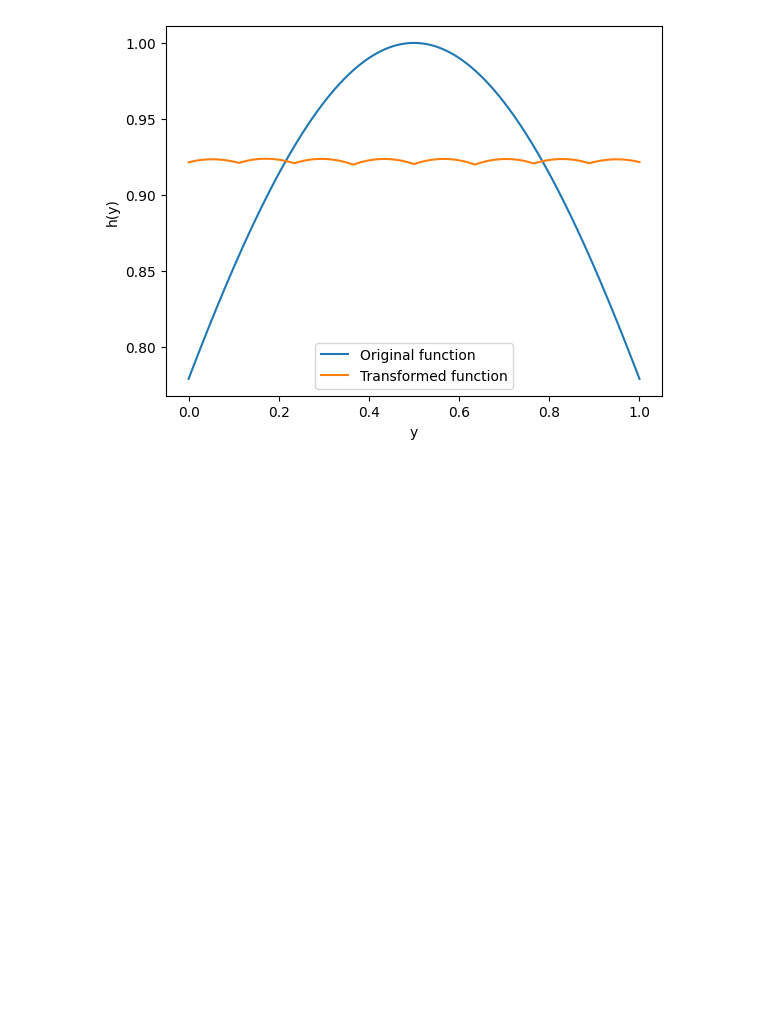
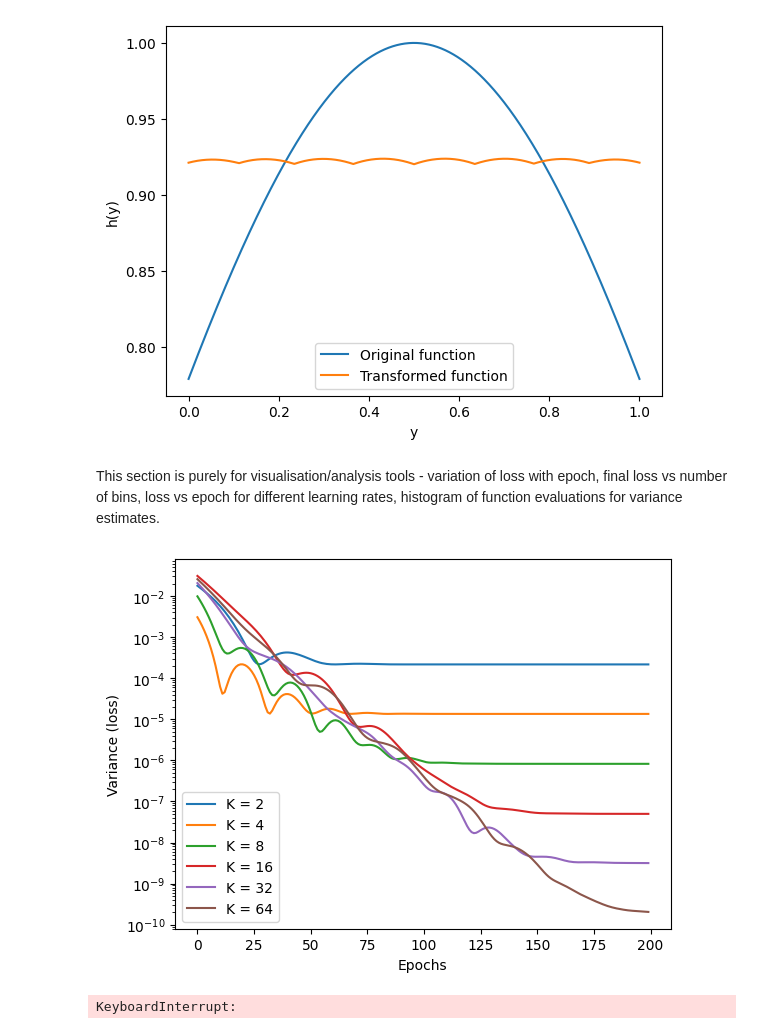
Before and after one commit to alracey/level4-project, a Jupyter notebook: piecewise_quadratic_1d_pytorch.ipynb, the cells around one changed output. Drawn from its saved outputs; the diff is of its cells as text; code cells hidden in the pictures; blank space fills up the shorter version.

```diff
--- a/piecewise_quadratic_1d_pytorch.ipynb
+++ b/piecewise_quadratic_1d_pytorch.ipynb
@@ -503,3 +523,42 @@ plt.ylabel('h(y)')
 plt.show()
 # %% [output]
 [figure]
+# %% [markdown]
+This section is purely for visualisation/analysis tools - variation of loss with epoch, final loss vs number of bins, loss vs epoch for different learning rates, histogram of function evaluations for variance estimates.
+# %%
+#loss vs epoch for different K
+
+K_s = [2, 4, 8, 16, 32, 64]
+epochs = 200
+loss_values = torch.zeros((len(K_s), epochs))
+
+# train_x is defined in a previous cell with D, 1000 dimensions
+for i in range(len(K_s)):
+  loss_values[i] = train_loop(train_x, K_s[i], epochs, lr=0.02)[1]
+
+#plotting
+epochs_plot = torch.arange(epochs)
+plt.figure()
+for i in range(len(K_s)):
+  plt.plot(epochs_plot, loss_values[i].detach().numpy(), label=f'K = {K_s[i]}')
+
+plt.xlabel('Epochs')
+plt.ylabel('Variance (loss)')
+plt.legend()
+plt.yscale('log')
+plt.show()
+# %% [output]
+[figure, added]
+# %%
+#generate data
+
+Ks = range(2, 33)
+vars = torch.zeros(len(Ks))
+i=0
+
+for K in Ks:
+  result = train_loop(train_x, K, epochs=200, lr=0.02)[0]
+  vars[i] = result.reshape(1) # Reshape scalar to a 1D tensor
+  i += 1
+# %% [output]
+KeyboardInterrupt:
```
Also changed, not shown: parts of 21 cells of this notebook.
